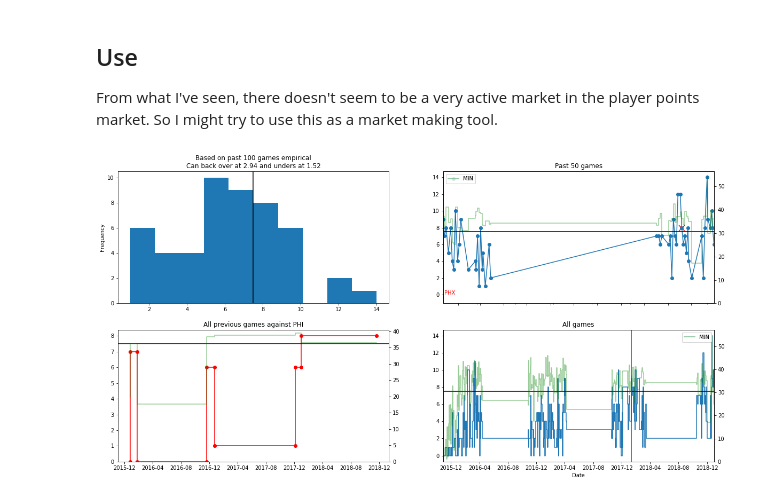
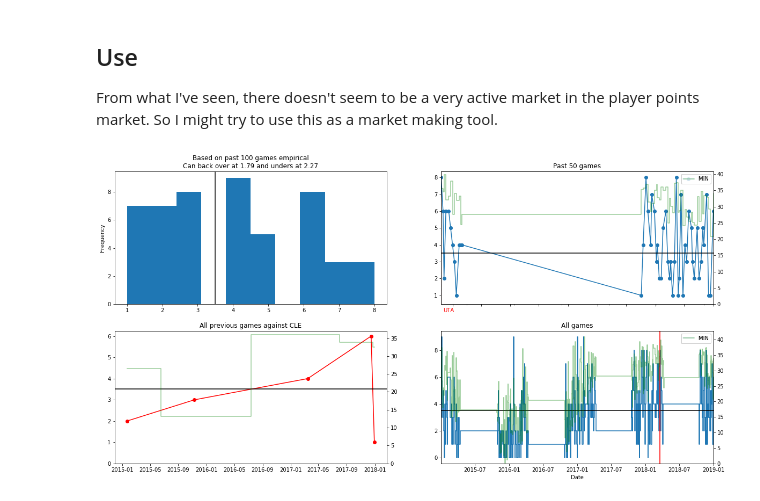
Before and after one commit to johnny-wong/nba_stats, a Jupyter notebook: Notebooks/Tools/1. Player stats overview.ipynb, the cells around one changed output. Drawn from its saved outputs; the diff is of its cells as text; code cells hidden in the pictures.

Commit message:
Change minutes to steps-mid

```diff
--- a/Notebooks/Tools/1. Player stats overview.ipynb
+++ b/Notebooks/Tools/1. Player stats overview.ipynb
@@ -91,7 +91,7 @@ def pl_pts_odds_WL(player_name, stat, baseline, past_n_games, opp_team=None):
     df_player_teams = player_df_recent[['TEAM_ABBREVIATION']].drop_duplicates('TEAM_ABBREVIATION', keep='last')
     player_df_recent.plot(y=stat, ax=ax[0, 1], marker='o')
     ax1 = ax[0, 1].twinx()
-    player_df_recent.plot(y='MIN', ax=ax1, color='green', alpha=0.4, drawstyle='steps-post')
+    player_df_recent.plot(y='MIN', ax=ax1, color='green', alpha=0.4, drawstyle='steps-mid')
     ax1.set_ylim(ymin=0)
     ax[0,1].axhline(y=baseline, color='black')
     ax[0,1].set_title('Past {} games'.format(past_n_games))
@@ -113,10 +113,10 @@ def pl_pts_odds_WL(player_name, stat, baseline, past_n_games, opp_team=None):
 
             # Plot all previous games with opp
             ax[1,0].plot(df_opp_team.index, df_opp_team[stat],
-                        drawstyle='steps-post', color='red', marker='o')
+                        color='red', marker='o')
             ax1 = ax[1, 0].twinx()
             ax1.plot(df_opp_team.index, df_opp_team['MIN'],
-                        drawstyle='steps-post', color='green', alpha=0.4)
+                        drawstyle='steps-mid', color='green', alpha=0.4)
             ax1.set_ylim(ymin=0)
             ax[1,0].set_title('All previous games against {}'.format(opp_team))
             ax[1,0].axhline(y=baseline, color='black')
@@ -124,14 +124,14 @@ def pl_pts_odds_WL(player_name, stat, baseline, past_n_games, opp_team=None):
 
     return player_df_recent
 # %%
-player_name = 'Devin Booker'
-stat = 'AST'
-baseline = 7.5
+player_name = 'Joe Ingles'
+stat = 'REB'
+baseline = 3.5
 past_n_games = 50
-opp_team = 'PHI'
+opp_team = 'CLE'
 df = pl_pts_odds_WL(player_name, stat, baseline, past_n_games, opp_team)
 # %% [output]
-[figure, old version]
+[figure, new version]
 # %%
 df
 # %% [output]
```
Also changed, not shown: parts of 1 cell of this notebook.
